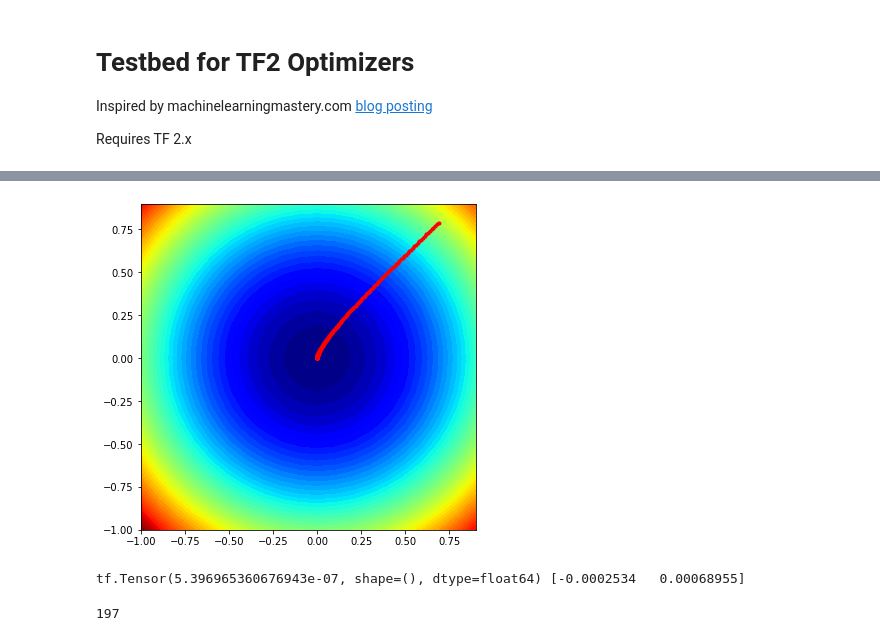
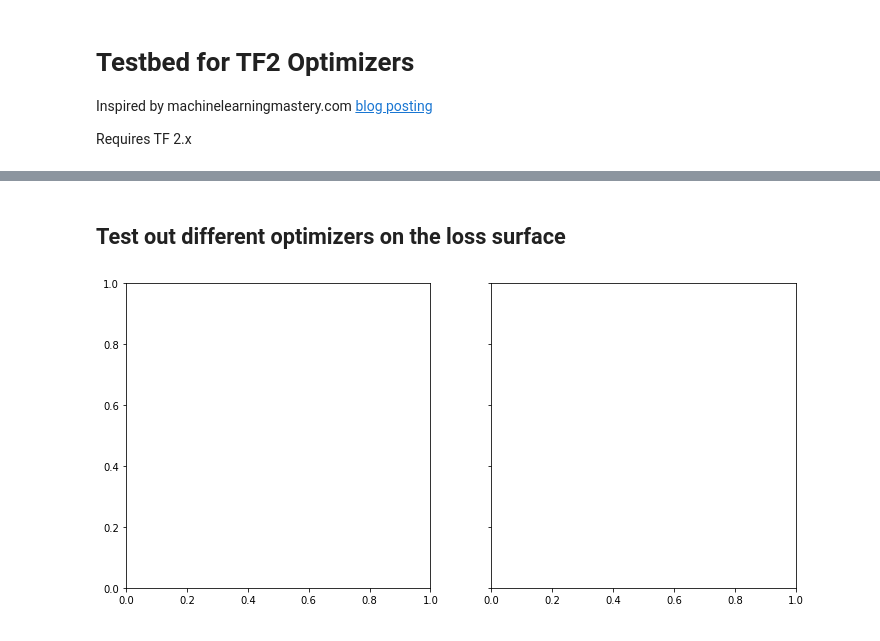
Before and after one commit to jimthompson5802/tf2_playground, a Jupyter notebook: optimizers/optimizer_playground.ipynb, the cells around one changed output, grey strips where cells are left out. Drawn from its saved outputs; the diff is of its cells as text; code cells hidden in the pictures.

```diff
--- a/optimizers/optimizer_playground.ipynb
+++ b/optimizers/optimizer_playground.ipynb
@@ -78,17 +61,2 @@ solution_path = np.stack(solutions)
-# %%
-# create a filled contour plot with 50 levels and jet color scheme
-figure = plt.figure(figsize=(6,6))
-plt.contourf(t_list[0], t_list[1], results, levels=50, cmap='jet')
-plt.plot(solution_path[:,0], solution_path[:,1], '.-', color='r')
-# show the plot
-plt.show()
-# %% [output]
-[figure, removed]
-# %%
-print(objective_function(solution_path[-1]), solution_path[-1])
-# %% [output]
-tf.Tensor(5.396965360676943e-07, shape=(), dtype=float64) [-0.0002534   0.00068955]
-# %%
-print(len(solution_path))
-# %% [output]
-197
+# %% [markdown]
+## Test out different optimizers on the loss surface
@@ -94,0 +106,6 @@ print(len(solution_path))
+# %%
+fig, ax = plt.subplots(1, 2, sharex='col', sharey='row', figsize=(12,12))
+ax[0].set_aspect(1)
+ax[1].set_aspect(1)
+# %% [output]
+[figure, added]
```
Also changed, not shown: parts of 22 cells of this notebook.
